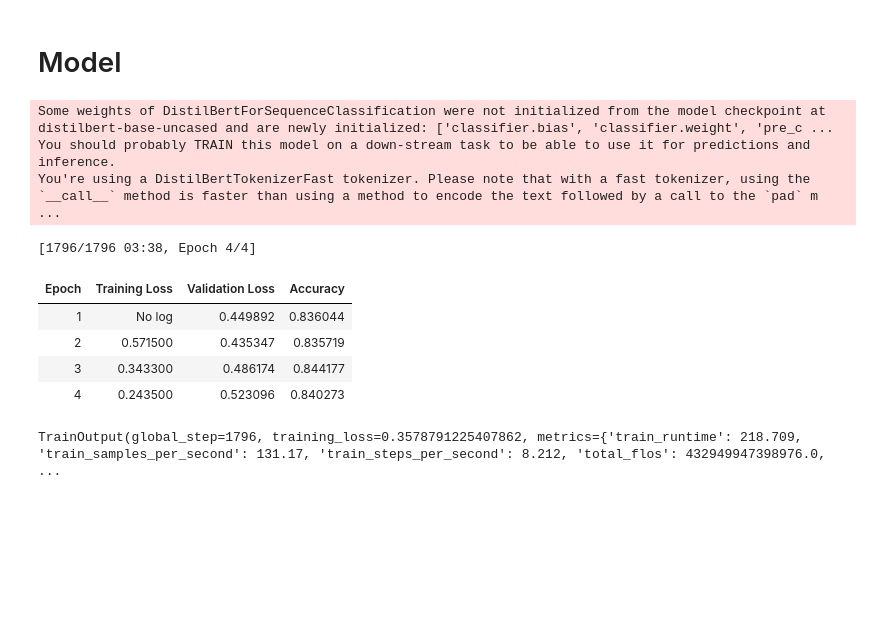
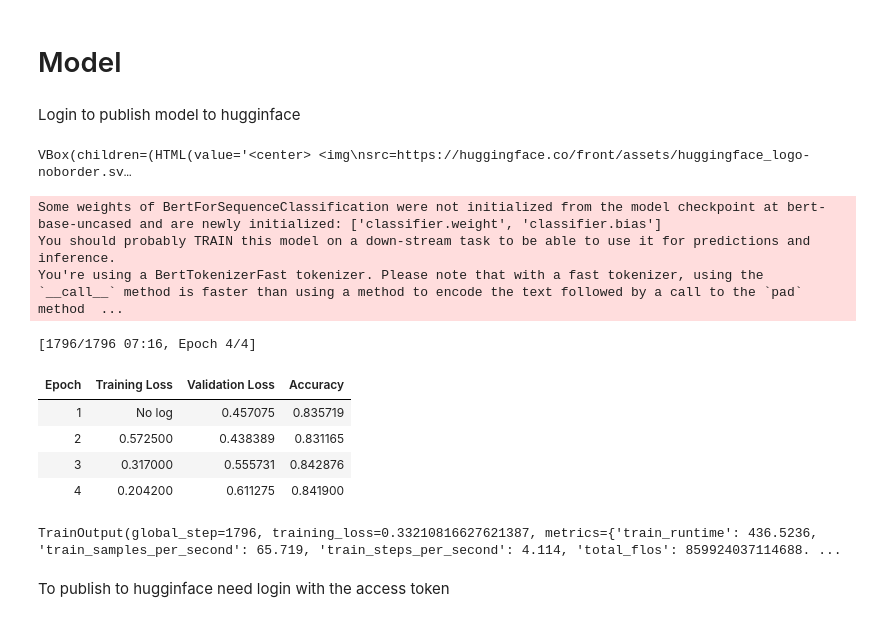
Before and after one commit to IgorCzudy/whatsapp_message_clasterization, a Jupyter notebook: notebooks/GC_Training.ipynb, the cells around one changed output. Cells and saved outputs as stored; diff of their text form; code cells hidden in the pictures; blank space fills up the shorter version.

Commit message:
Inference and push to hugginface

```diff
--- a/notebooks/GC_Training.ipynb
+++ b/notebooks/GC_Training.ipynb
@@ -91,7 +91,7 @@ def preprocess_function(examples):
 
 data = Dataset.from_pandas(final_df)
 
-tokenizer = AutoTokenizer.from_pretrained("distilbert-base-uncased")
+tokenizer = AutoTokenizer.from_pretrained("bert-base-uncased")
 tokenized_dataset = data.map(preprocess_function, batched=True)
 
 
@@ -133,48 +133,59 @@ def compute_metrics(eval_pred):
     predictions, labels = eval_pred
     predictions = np.argmax(predictions, axis=1)
     return accuracy.compute(predictions=predictions, references=labels)
+# %% [markdown]
+Login to publish model to hugginface
+# %%
+from huggingface_hub import notebook_login
+
+notebook_login()
+# %% [output]
+VBox(children=(HTML(value='<center> <img\nsrc=https://huggingface.co/front/assets/huggingface_logo-noborder.sv…
 # %%
 from transformers import AutoModelForSequenceClassification, Trainer, TrainingArguments
 
+id2label = {0: "GENERAL", 1: "FOOTBALL", 2: "PARTY", 3: "MUSIC"}
+label2id = {"GENERAL": 0, "FOOTBALL": 1, "PARTY": 2, "MUSIC": 3}
 
-id2label = {0: "GENERAL", 1: "FOOTBALL", 3: "PARTY", 4: "MUSIC"}
-label2id = {"GENERAL": 0, "FOOTBALL": 2, "PARTY": 3, "MUSIC": 4}
 model = AutoModelForSequenceClassification.from_pretrained(
-    "distilbert-base-uncased",
+    "bert-base-uncased",
     num_labels=4, id2label=id2label, label2id=label2id
 )
 
 training_args = TrainingArguments(
-    output_dir="whatsappmodel",
+    output_dir="whatsapp-group-classifierv2",
     learning_rate=2e-5,
     per_device_train_batch_size=16,
     per_device_eval_batch_size=16,
     num_train_epochs=4,
     weight_decay=0.01,
     evaluation_strategy="epoch",
     save_strategy="epoch",
     load_best_model_at_end=True,
+    push_to_hub=True,
 )
 
 trainer = Trainer(
     model=model,
     args=training_args,
     train_dataset=dataset_train,
     eval_dataset=dataset_test,
     tokenizer=tokenizer,
     data_collator=data_collator,
     compute_metrics=compute_metrics,
 )
 
 trainer.train()
 # %% [output]
-Some weights of DistilBertForSequenceClassification were not initialized from the model checkpoint at distilbert-base-uncased and are newly initialized: ['classifier.bias', 'classifier.weight', 'pre_c ...
+Some weights of BertForSequenceClassification were not initialized from the model checkpoint at bert-base-uncased and are newly initialized: ['classifier.weight', 'classifier.bias']
 You should probably TRAIN this model on a down-stream task to be able to use it for predictions and inference.
-You're using a DistilBertTokenizerFast tokenizer. Please note that with a fast tokenizer, using the `__call__` method is faster than using a method to encode the text followed by a call to the `pad` m ...
+You're using a BertTokenizerFast tokenizer. Please note that with a fast tokenizer, using the `__call__` method is faster than using a method to encode the text followed by a call to the `pad` method  ...
-[1796/1796 03:38, Epoch 4/4]
+[1796/1796 07:16, Epoch 4/4]
 | Epoch | Training Loss | Validation Loss | Accuracy |
-| 1 | No log | 0.449892 | 0.836044 |
-| 2 | 0.571500 | 0.435347 | 0.835719 |
-| 3 | 0.343300 | 0.486174 | 0.844177 |
-| 4 | 0.243500 | 0.523096 | 0.840273 |
+| 1 | No log | 0.457075 | 0.835719 |
+| 2 | 0.572500 | 0.438389 | 0.831165 |
+| 3 | 0.317000 | 0.555731 | 0.842876 |
+| 4 | 0.204200 | 0.611275 | 0.841900 |
-TrainOutput(global_step=1796, training_loss=0.3578791225407862, metrics={'train_runtime': 218.709, 'train_samples_per_second': 131.17, 'train_steps_per_second': 8.212, 'total_flos': 432949947398976.0, ...
+TrainOutput(global_step=1796, training_loss=0.33210816627621387, metrics={'train_runtime': 436.5236, 'train_samples_per_second': 65.719, 'train_steps_per_second': 4.114, 'total_flos': 859924037114688. ...
+# %% [markdown]
+To publish to hugginface need login with the access token
```
Also changed, not shown: parts of 4 cells of this notebook.
